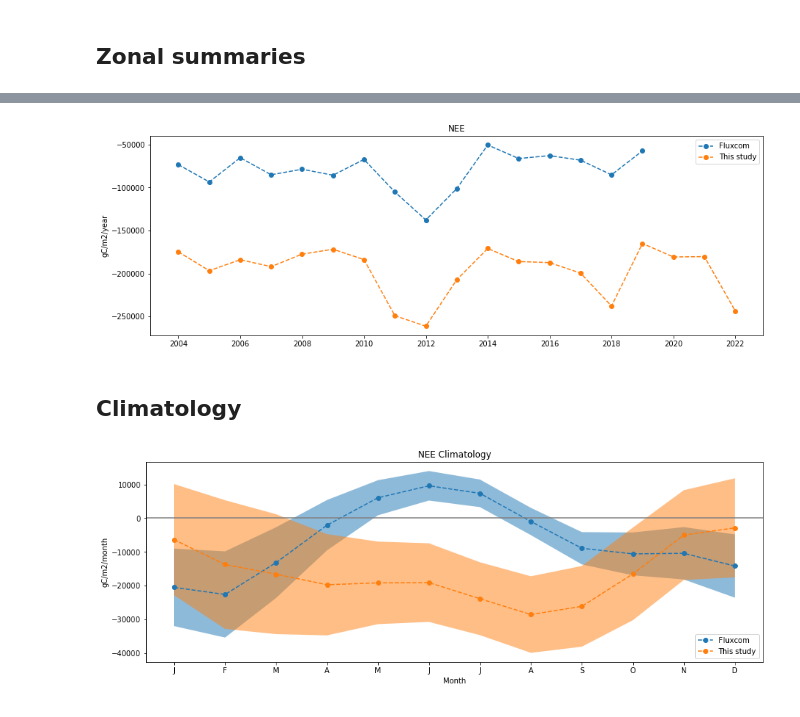
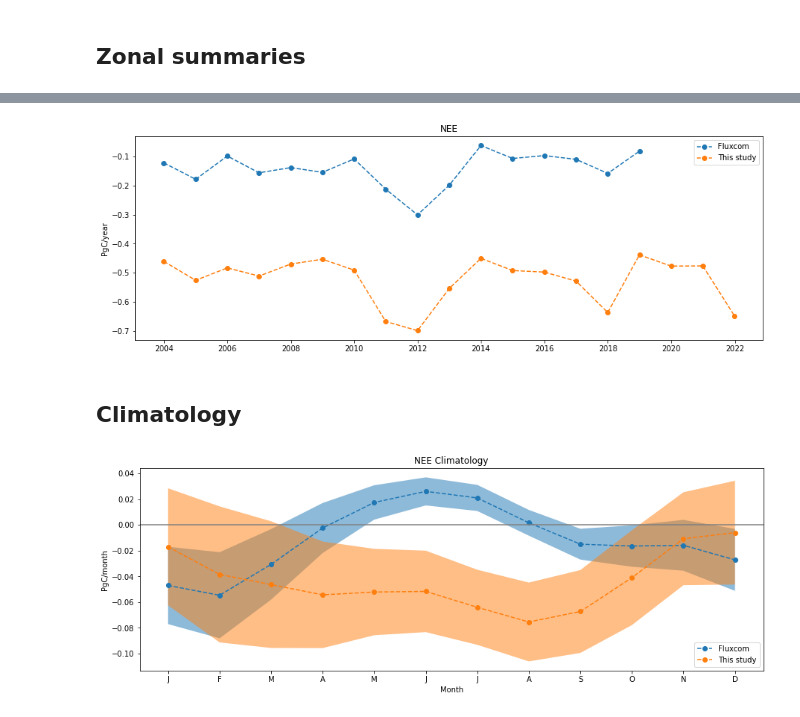
Before and after one commit to cbur24/NEE_modelling, a Jupyter notebook: 6a_Compare_with_fluxcom.ipynb, the cells around one changed output, grey strips where cells are left out. Drawn from its saved outputs; the diff is of its cells as text; code cells hidden in the pictures.

```diff
--- a/6a_Compare_with_fluxcom.ipynb
+++ b/6a_Compare_with_fluxcom.ipynb
@@ -35,9 +36,8 @@ Reproject mask and predictions to match fluxcom
 # %%
-ds = xr_reproject(ds, geobox=ds_fc.geobox, resampling='average')
-ds['latitude'] = ds.latitude.astype('float32')
-ds['longitude'] = ds.longitude.astype('float32')
+ds = xr_reproject(ds, geobox=grid.geobox, resampling='average')
 
 mask = np.isnan(ds.isel(time=1))
 # %%
+ds_fc = xr_reproject(ds_fc, geobox=grid.geobox, resampling='bilinear')
 ds_fc = ds_fc.NEE.where(~mask.astype(bool))
-ds_fc = ds_fc*30
+ds_fc = ds_fc*30 #/day to /month
@@ -43,0 +46,2 @@ ds_fc = ds_fc*30
+# %%
+area_per_pixel = ds.geobox.resolution[1] **2
@@ -44,3 +50,6 @@ ds_fc = ds_fc*30
+# %%
+ds = ds * area_per_pixel * 1e-15
+ds_fc = ds_fc * area_per_pixel * 1e-15
 # %% [markdown]
 ## Zonal summaries
 # %%
@@ -59,15 +80,15 @@ plt.ylabel('gC/m2/month');
 # %%
-ds_1D_annual = ds.resample(time='1Y').sum().sum(['latitude','longitude'])
-ds_fc_1D_annual = ds_fc.resample(time='1Y').sum().sum(['latitude','longitude'])
+ds_1D_annual = ds.resample(time='1Y').sum().sum(['x','y'])
+ds_fc_1D_annual = ds_fc.resample(time='1Y').sum().sum(['x','y'])
 fig, ax = plt.subplots(1,1, figsize=(15,5))
 ax.plot(ds_fc_1D_annual.time.values, ds_fc_1D_annual, marker='o', linestyle='--', label='Fluxcom')
 ax.plot(ds_1D_annual.time.values, ds_1D_annual, marker='o', linestyle='--', label='This study')
 # plt.axhline(0, c='grey')
 plt.title(var)
 ax.legend(loc='upper right')
-plt.ylabel('gC/m2/year');
+plt.ylabel('PgC/year');
 # %% [output]
-[figure, old version]
+[figure, new version]
 # %% [markdown]
 ## Climatology
 # %%
@@ -79,25 +103,25 @@ monthly_mean_fc = ds_fc.groupby('time.month').mean()
 monthly_std_fc = ds_fc.groupby('time.month').std()
 cv_monthly_fc = monthly_std_fc / monthly_mean_fc
 # %%
-y = monthly_mean.where(~mask).sum(['latitude','longitude']).values
+y = monthly_mean.where(~mask).sum(['x','y']).values
 x = monthly_mean.month.values
-std = monthly_std.where(~mask).sum(['latitude','longitude']).values
+std = monthly_std.where(~mask).sum(['x','y']).values
 
-y_fc = monthly_mean_fc.where(~mask).sum(['latitude','longitude']).values
+y_fc = monthly_mean_fc.where(~mask).sum(['x','y']).values
 x_fc = monthly_mean_fc.month.values
-std_fc = monthly_std_fc.where(~mask).sum(['latitude','longitude']).values
+std_fc = monthly_std_fc.where(~mask).sum(['x','y']).values
 
 fig,ax = plt.subplots(1,1, figsize=(15,5))
 ax.plot(x_fc, y_fc, marker='o', linestyle='--', label='Fluxcom')
 ax.plot(x, y, marker='o', linestyle='--', label='This study')
 ax.axhline(0, c='grey')
 ax.fill_between(x_fc, y_fc-std_fc, y_fc+std_fc, alpha=0.5)
 ax.fill_between(x, y-std, y+std, alpha=0.5)
 ax.legend(loc='lower right')
 ax.set_title('NEE Climatology')
 ax.set_xlabel('Month')
 ax.set_xticks(range(1,13))
 ax.set_xticklabels(["J","F","M","A","M","J","J","A","S","O","N","D"])
-ax.set_ylabel('gC/m2/month');
+ax.set_ylabel('PgC/month');
 # %% [output]
-[figure, old version]
+[figure, new version]
```
Also changed, not shown: parts of 11 cells of this notebook.
